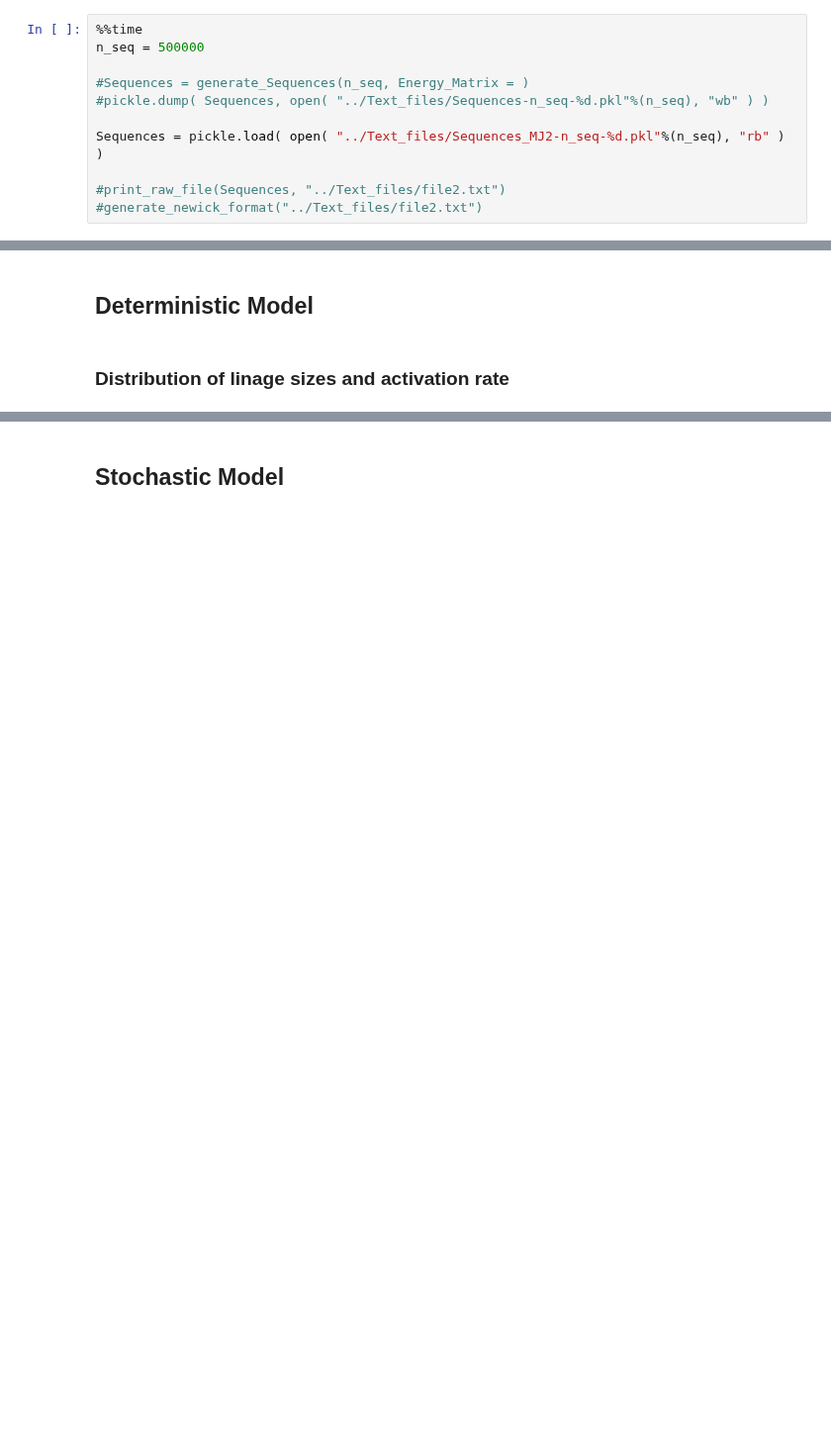
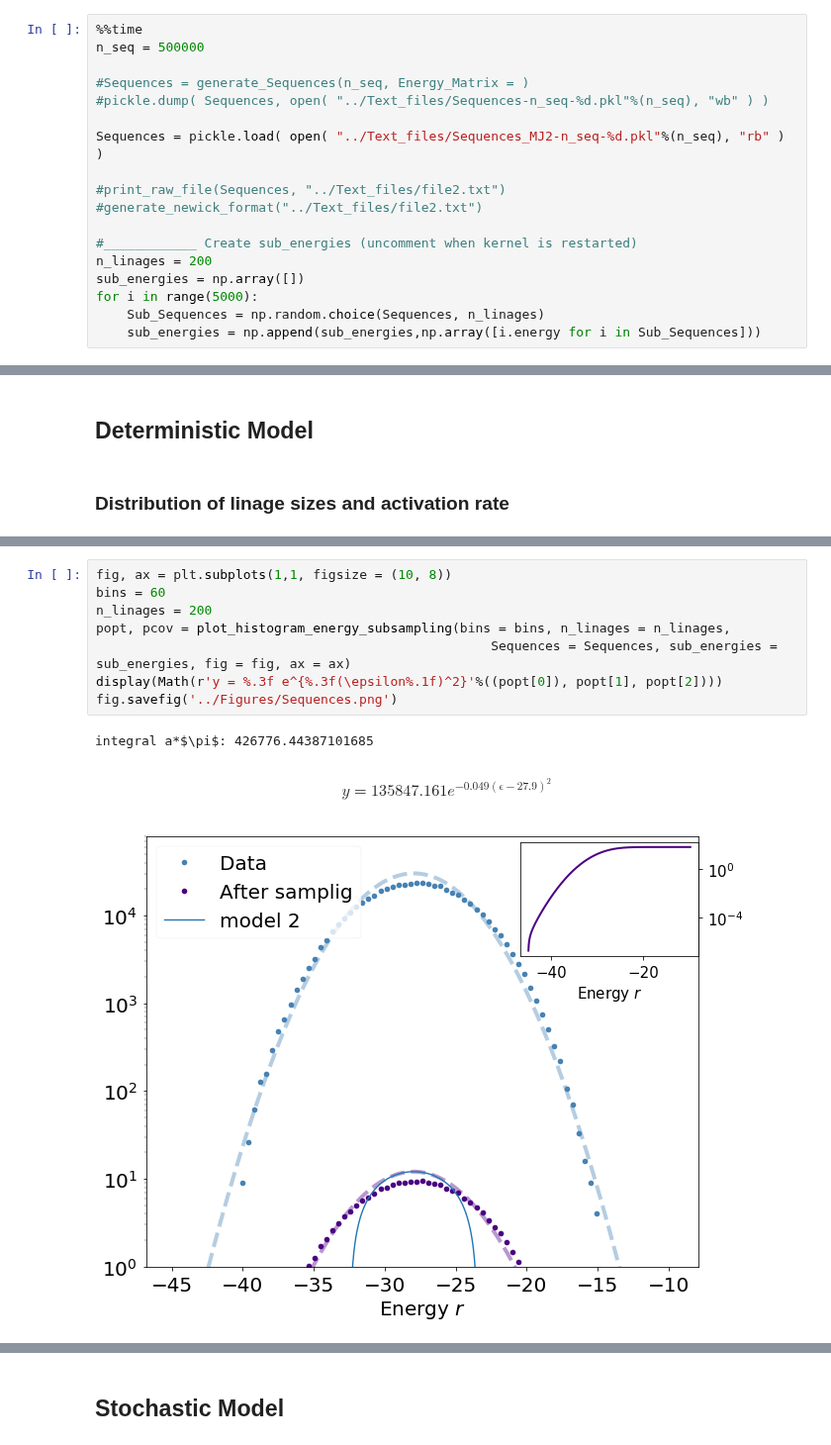
Before and after one commit to betoto008/Affinity_maturation, a Jupyter notebook: Jupyter_Notebooks/Stochastic_simulation_ensemble.ipynb, the cells around one changed output, grey strips where cells are left out. Shown at 99% size. Cells and saved outputs as stored; diff of their text form; blank space fills up the shorter version.

```diff
--- a/Jupyter_Notebooks/Stochastic_simulation_ensemble.ipynb
+++ b/Jupyter_Notebooks/Stochastic_simulation_ensemble.ipynb
@@ -58,4 +58,11 @@ Sequences = pickle.load( open( "../Text_files/Sequences_MJ2-n_seq-%d.pkl"%(n_seq
 
 #print_raw_file(Sequences, "../Text_files/file2.txt")
 #generate_newick_format("../Text_files/file2.txt")
+
+#____________ Create sub_energies (uncomment when kernel is restarted)
+n_linages = 200
+sub_energies = np.array([])
+for i in range(5000):
+    Sub_Sequences = np.random.choice(Sequences, n_linages)
+    sub_energies = np.append(sub_energies,np.array([i.energy for i in Sub_Sequences]))
 # %% [output]
@@ -254,0 +112,12 @@ fig.savefig('../Figures/Entropy_ensemble.png')
+# %%
+fig, ax = plt.subplots(1,1, figsize = (10, 8))
+bins = 60
+n_linages = 200
+popt, pcov = plot_histogram_energy_subsampling(bins = bins, n_linages = n_linages,
+                                                   Sequences = Sequences, sub_energies = sub_energies, fig = fig, ax = ax)
+display(Math(r'y = %.3f e^{%.3f(\epsilon%.1f)^2}'%((popt[0]), popt[1], popt[2])))
+fig.savefig('../Figures/Sequences.png')
+# %% [output]
+integral a*$\pi$: 426776.44387101685
+$$y = 135847.161 e^{-0.049(\epsilon-27.9)^2}$$
+[figure, added]
```
Also changed, not shown: parts of 10 cells of this notebook, 3 other files.
